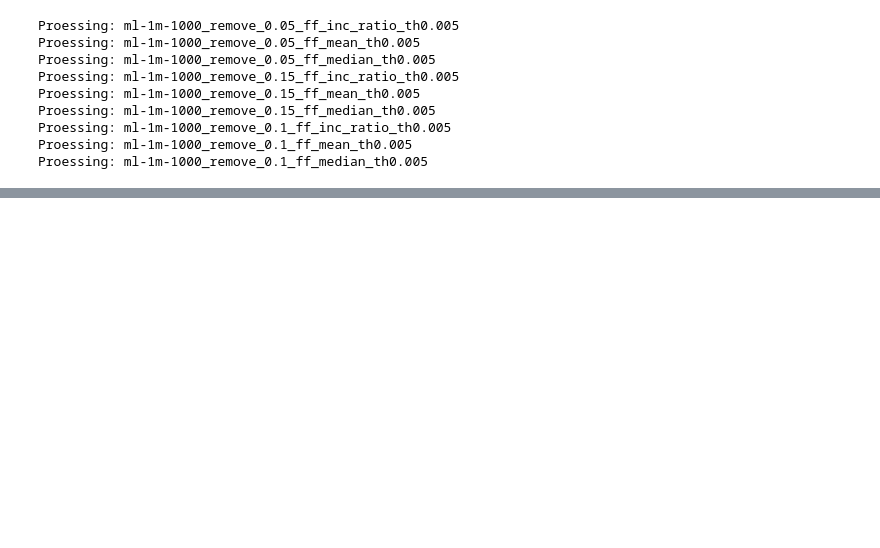
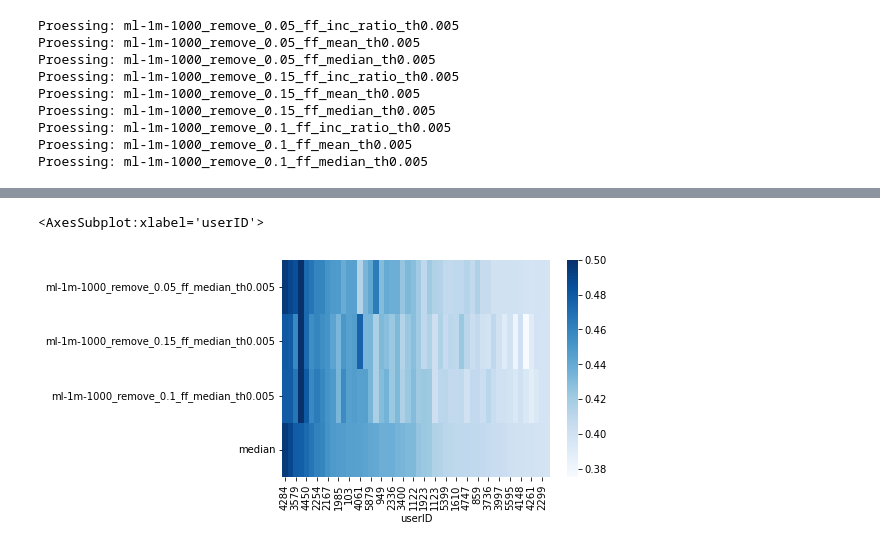
Before and after one commit to gescobedo/SBO, a Jupyter notebook: perturbation_analysis.ipynb, the cells around one changed output, grey strips where cells are left out. Drawn from its saved outputs; the diff is of its cells as text; code cells hidden in the pictures; blank space fills up the shorter version.

```diff
--- a/perturbation_analysis.ipynb
+++ b/perturbation_analysis.ipynb
@@ -87,0 +61,6 @@ original_ster_data
+# %%
+data_plot = perturbated_datasets[[c for c in perturbated_datasets.columns if "median" in c ]].sort_values("median",ascending=False)
+sns.heatmap(data_plot[:50].T,cmap="Blues")
+# %% [output]
+<AxesSubplot:xlabel='userID'>
+[figure, added]
```
Also changed, not shown: parts of 6 cells of this notebook, 2 other files.
